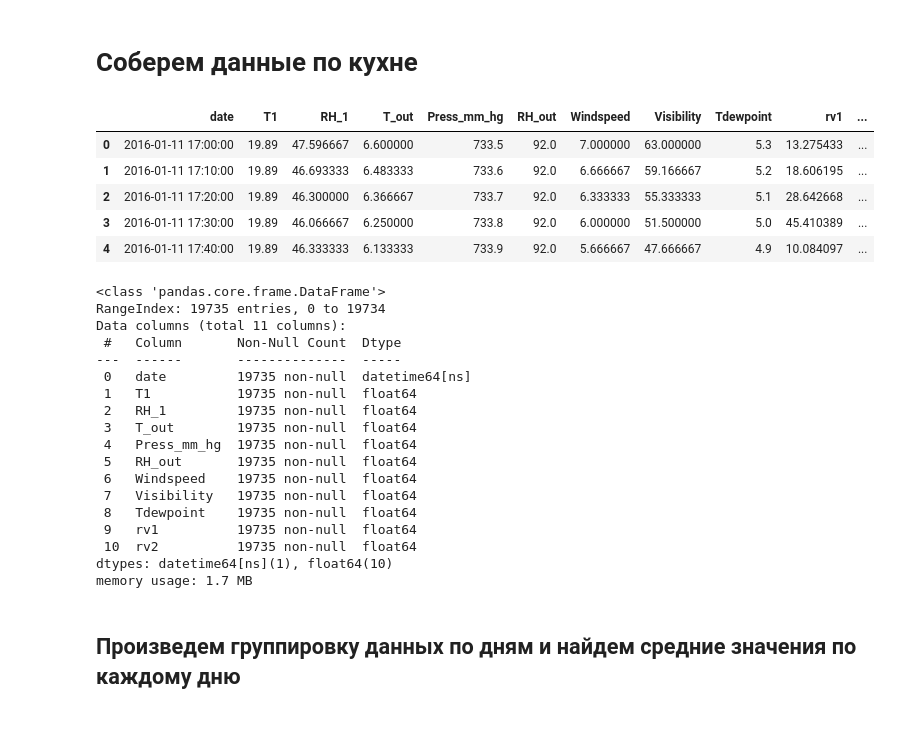
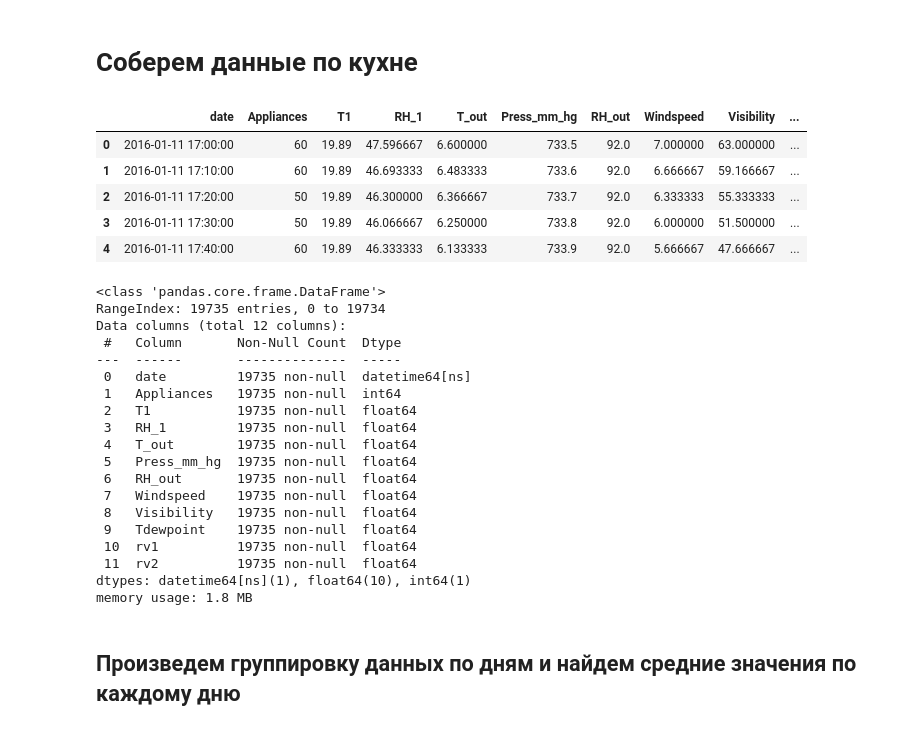
Before and after one commit to Orthanc92/energy_house_calc, a Jupyter notebook: energy_pet.ipynb, the cells around one changed output. Cells and saved outputs as stored; diff of their text form; code cells hidden in the pictures.

```diff
--- a/energy_pet.ipynb
+++ b/energy_pet.ipynb
@@ -90,16 +94,16 @@ memory usage: 4.4+ MB
 # %% [markdown]
 # Соберем данные по кухне
 # %%
-data_kitchen = data[['date','T1','RH_1','T_out','Press_mm_hg','RH_out','Windspeed','Visibility','Tdewpoint','rv1','rv2']]
+data_kitchen = data[['date','Appliances','T1','RH_1','T_out','Press_mm_hg','RH_out','Windspeed','Visibility','Tdewpoint','rv1','rv2']]
 data_kitchen = data_kitchen.copy()
 data_kitchen.head()
 # %% [output]
-|  | date | T1 | RH_1 | T_out | Press_mm_hg | RH_out | Windspeed | Visibility | Tdewpoint | rv1 | ... |
-| 0 | 2016-01-11 17:00:00 | 19.89 | 47.596667 | 6.600000 | 733.5 | 92.0 | 7.000000 | 63.000000 | 5.3 | 13.275433 | ... |
-| 1 | 2016-01-11 17:10:00 | 19.89 | 46.693333 | 6.483333 | 733.6 | 92.0 | 6.666667 | 59.166667 | 5.2 | 18.606195 | ... |
-| 2 | 2016-01-11 17:20:00 | 19.89 | 46.300000 | 6.366667 | 733.7 | 92.0 | 6.333333 | 55.333333 | 5.1 | 28.642668 | ... |
-| 3 | 2016-01-11 17:30:00 | 19.89 | 46.066667 | 6.250000 | 733.8 | 92.0 | 6.000000 | 51.500000 | 5.0 | 45.410389 | ... |
-| 4 | 2016-01-11 17:40:00 | 19.89 | 46.333333 | 6.133333 | 733.9 | 92.0 | 5.666667 | 47.666667 | 4.9 | 10.084097 | ... |
+|  | date | Appliances | T1 | RH_1 | T_out | Press_mm_hg | RH_out | Windspeed | Visibility | ... |
+| 0 | 2016-01-11 17:00:00 | 60 | 19.89 | 47.596667 | 6.600000 | 733.5 | 92.0 | 7.000000 | 63.000000 | ... |
+| 1 | 2016-01-11 17:10:00 | 60 | 19.89 | 46.693333 | 6.483333 | 733.6 | 92.0 | 6.666667 | 59.166667 | ... |
+| 2 | 2016-01-11 17:20:00 | 50 | 19.89 | 46.300000 | 6.366667 | 733.7 | 92.0 | 6.333333 | 55.333333 | ... |
+| 3 | 2016-01-11 17:30:00 | 50 | 19.89 | 46.066667 | 6.250000 | 733.8 | 92.0 | 6.000000 | 51.500000 | ... |
+| 4 | 2016-01-11 17:40:00 | 60 | 19.89 | 46.333333 | 6.133333 | 733.9 | 92.0 | 5.666667 | 47.666667 | ... |
 # %%
 data_kitchen['date'] = pd.to_datetime(data_kitchen['date'])
 # %%
@@ -107,22 +111,23 @@ data_kitchen.info()
 # %% [output]
 <class 'pandas.core.frame.DataFrame'>
 RangeIndex: 19735 entries, 0 to 19734
-Data columns (total 11 columns):
+Data columns (total 12 columns):
  #   Column       Non-Null Count  Dtype
 ---  ------       --------------  -----
  0   date         19735 non-null  datetime64[ns]
- 1   T1           19735 non-null  float64
- 2   RH_1         19735 non-null  float64
- 3   T_out        19735 non-null  float64
- 4   Press_mm_hg  19735 non-null  float64
- 5   RH_out       19735 non-null  float64
- 6   Windspeed    19735 non-null  float64
- 7   Visibility   19735 non-null  float64
- 8   Tdewpoint    19735 non-null  float64
- 9   rv1          19735 non-null  float64
- 10  rv2          19735 non-null  float64
-dtypes: datetime64[ns](1), float64(10)
-memory usage: 1.7 MB
+ 1   Appliances   19735 non-null  int64
+ 2   T1           19735 non-null  float64
+ 3   RH_1         19735 non-null  float64
+ 4   T_out        19735 non-null  float64
+ 5   Press_mm_hg  19735 non-null  float64
+ 6   RH_out       19735 non-null  float64
+ 7   Windspeed    19735 non-null  float64
+ 8   Visibility   19735 non-null  float64
+ 9   Tdewpoint    19735 non-null  float64
+ 10  rv1          19735 non-null  float64
+ 11  rv2          19735 non-null  float64
+dtypes: datetime64[ns](1), float64(10), int64(1)
+memory usage: 1.8 MB
 # %% [markdown]
 ## Произведем группировку данных по дням и найдем средние значения по каждому дню
 # %%
```
Also changed, not shown: parts of 9 cells of this notebook.
